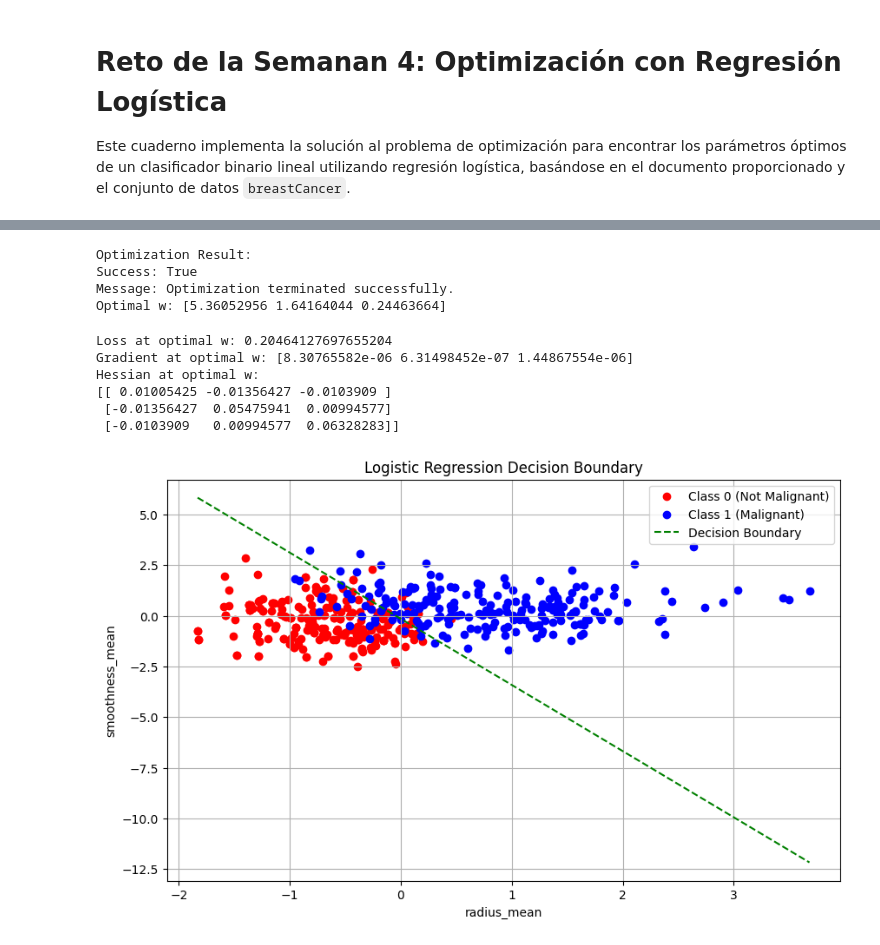
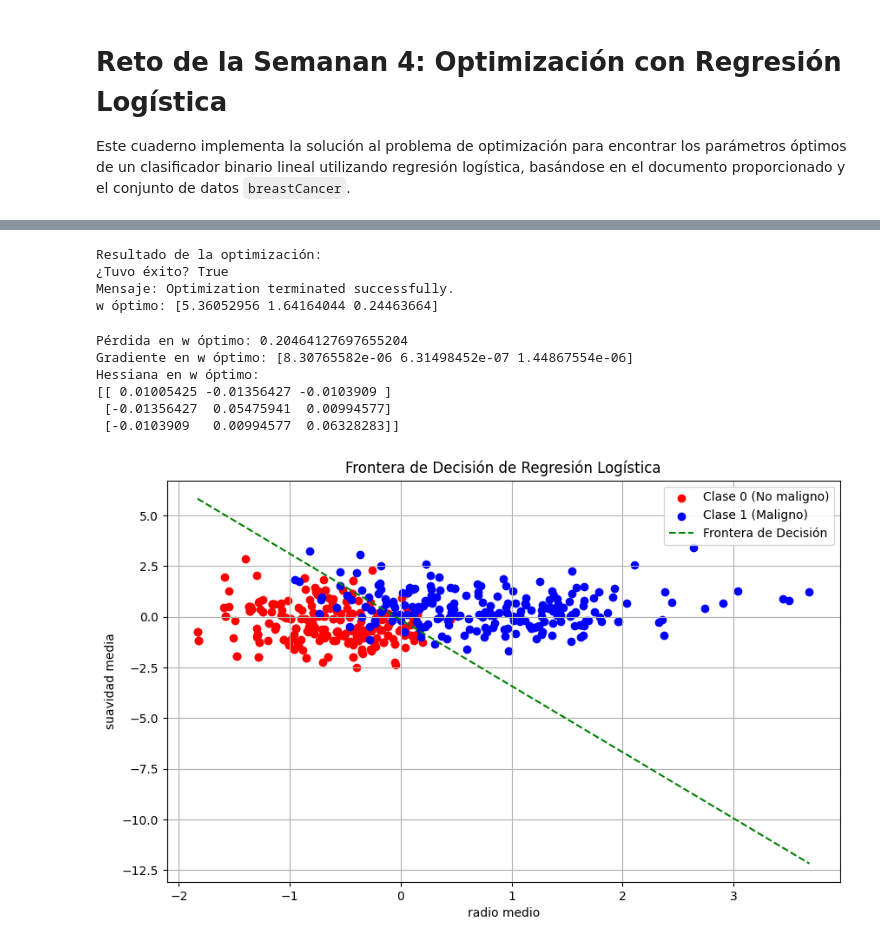
Before and after one commit to didacuscha/Maths_for_AI, a Jupyter notebook: Week4_optimization/Reto_semana4_optimizacion.ipynb, the cells around one changed output, grey strips where cells are left out. Cells and saved outputs as stored; diff of their text form; code cells hidden in the pictures.

```diff
--- a/Week4_optimization/Reto_semana4_optimizacion.ipynb
+++ b/Week4_optimization/Reto_semana4_optimizacion.ipynb
@@ -33,7 +33,7 @@ Shape of t (target): (469,)
 # %%
 def sigmoid(v):
     """
-    Sigmoid function.
+    funcion sigmoide.
     """
     return 1 / (1 + np.exp(-v))
 # %%
@@ -99,61 +98,59 @@ Hessian at optimal w:
  [-0.01356427  0.05475941  0.00994577]
  [-0.0103909   0.00994577  0.06328283]]
 # %%
-initial_w = np.zeros(n)
+# Empezamos con w inicial en ceros
+w_inicial = np.zeros(n)
 
-# Use minimize to find the optimal w
-result = minimize(loss_function, initial_w, args=(Z, t), method='CG', jac=gradient)
+# Buscamos el w óptimo usando minimize y el método CG
+resultado = minimize(loss_function, w_inicial, args=(Z, t), method='CG', jac=gradient)
 
-# Extract the optimal w
-optimal_w = result.x
+# Sacamos los valores de w encontrados 🏆
+w_optimo = resultado.x
 
-print(f"\nOptimization Result:")
-print(f"Success: {result.success}")
-print(f"Message: {result.message}")
-print(f"Optimal w: {optimal_w}")
+print("\nResultado de la optimización:")
+print(f"¿Tuvo éxito? {resultado.success}")
+print(f"Mensaje: {resultado.message}")
+print(f"w óptimo: {w_optimo}")
 # %% [output]
-Optimization Result:
-Success: True
-Message: Optimization terminated successfully.
-Optimal w: [5.36052956 1.64164044 0.24463664]
+Resultado de la optimización:
+¿Tuvo éxito? True
+Mensaje: Optimization terminated successfully.
+w óptimo: [5.36052956 1.64164044 0.24463664]
 # %%
-# ## 9. Calcular Valores en el $w$ Óptimo
-#
-# Calcular el valor de la función objetivo, el gradiente y la Hessiana en el $w$ encontrado.
+# Evaluamos la función objetivo, el gradiente y la Hessiana usando el w que acabamos de optimizar
 
-# %%
-loss_at_optimal_w = loss_function(optimal_w, Z, t)
-gradient_at_optimal_w = gradient(optimal_w, Z, t)
-hessian_at_optimal_w = hessian(optimal_w, Z, t)
+loss_en_w_optimo    = loss_function(w_optimo, Z, t)
+gradiente_en_w_optimo = gradient(w_optimo, Z, t)
+hessiana_en_w_optimo  = hessian(w_optimo, Z, t)
 
-print(f"\nLoss at optimal w: {loss_at_optimal_w}")
-print(f"Gradient at optimal w: {gradient_at_optimal_w}")
-print(f"Hessian at optimal w:\n{hessian_at_optimal_w}")
+print(f"\nPérdida en w óptimo: {loss_en_w_optimo}")
+print(f"Gradiente en w óptimo: {gradiente_en_w_optimo}")
+print(f"Hessiana en w óptimo:\n{hessiana_en_w_optimo}")
 # %% [output]
-Loss at optimal w: 0.20464127697655204
-Gradient at optimal w: [8.30765582e-06 6.31498452e-07 1.44867554e-06]
-Hessian at optimal w:
+Pérdida en w óptimo: 0.20464127697655204
+Gradiente en w óptimo: [8.30765582e-06 6.31498452e-07 1.44867554e-06]
+Hessiana en w óptimo:
 [[ 0.01005425 -0.01356427 -0.0103909 ]
  [-0.01356427  0.05475941  0.00994577]
  [-0.0103909   0.00994577  0.06328283]]
 # %%
-# Scatter plot of the data points, colored by class
+# Diagrama de dispersión de los datos, coloreados según la clase
 plt.figure(figsize=(10, 6))
-plt.scatter(X[t == 0, 0], X[t == 0, 1], color='red', label='Class 0 (Not Malignant)')
-plt.scatter(X[t == 1, 0], X[t == 1, 1], color='blue', label='Class 1 (Malignant)')
+plt.scatter(X[t == 0, 0], X[t == 0, 1], color='red', label='Clase 0 (No maligno)')
+plt.scatter(X[t == 1, 0], X[t == 1, 1], color='blue', label='Clase 1 (Maligno)')
 
-# Plot the decision boundary line w1*x1 + w2*x2 + w3 = 0
-# Rearrange to solve for x2: x2 = (-w1/w2)*x1 + (-w3/w2)
-if optimal_w[1] != 0:
-    x1_values = np.array([X[:, 0].min(), X[:, 0].max()])
-    x2_values = (-optimal_w[0] / optimal_w[1]) * x1_values - (optimal_w[2] / optimal_w[1])
-    plt.plot(x1_values, x2_values, color='green', linestyle='--', label='Decision Boundary')
+# Trazamos la línea de decisión w1*x1 + w2*x2 + w3 = 0
+# Despejamos x2: x2 = (-w1/w2)*x1 + (-w3/w2)
+if w_optimo[1] != 0:
+    x1_vals = np.array([X[:, 0].min(), X[:, 0].max()])
+    x2_vals = (-w_optimo[0] / w_optimo[1]) * x1_vals - (w_optimo[2] / w_optimo[1])
+    plt.plot(x1_vals, x2_vals, color='green', linestyle='--', label='Frontera de Decisión')
 
-plt.xlabel('radius_mean')
-plt.ylabel('smoothness_mean')
-plt.title('Logistic Regression Decision Boundary')
+plt.xlabel('radio medio')
+plt.ylabel('suavidad media')
+plt.title('Frontera de Decisión de Regresión Logística')
 plt.legend()
 plt.grid(True)
 plt.show()
 # %% [output]
-[figure, old version]
+[figure, new version]
```
Also changed, not shown: parts of 6 cells of this notebook, 3 other files.
